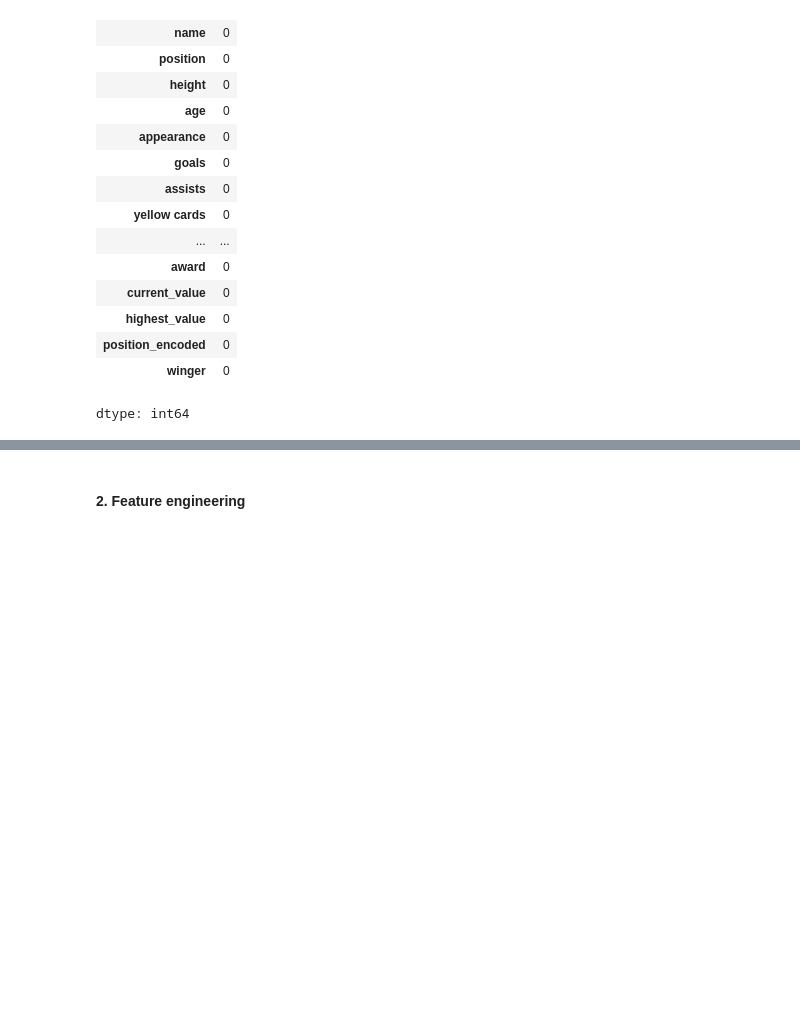
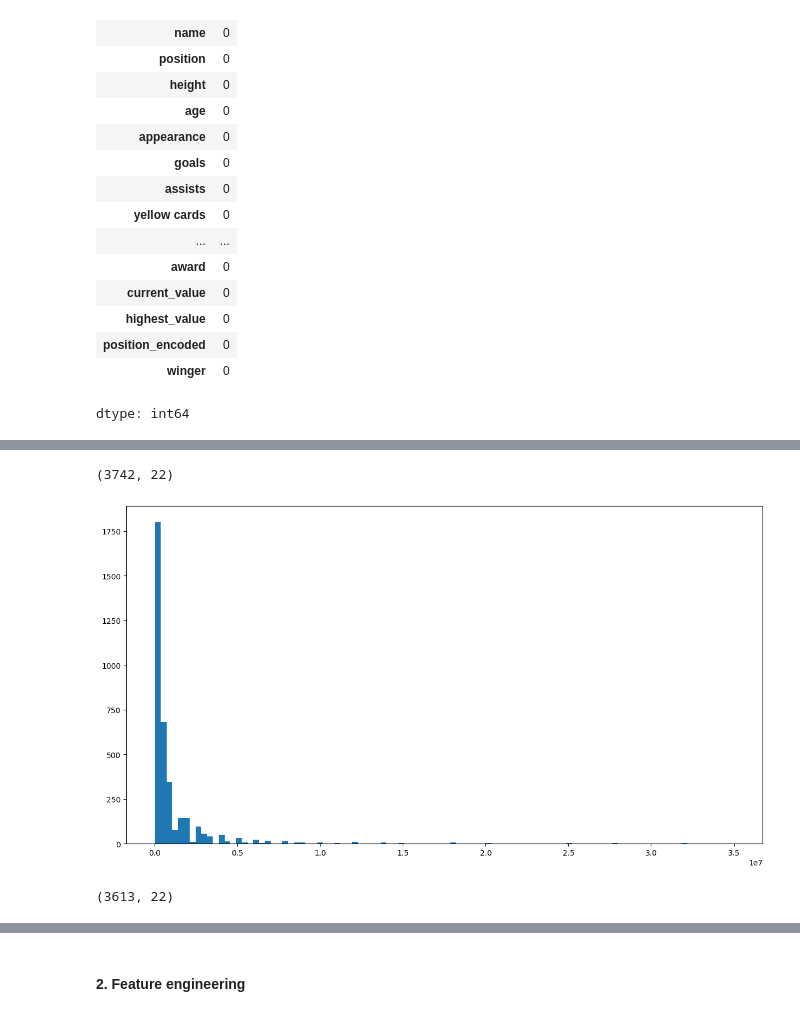
Before and after one commit to Tuwaiq-DS-ML-bootcamp-V-8/Usecase-7, a Jupyter notebook: Usecase_7 - (Lab) - Mamdouh_Alsharari - Linear_Regression.ipynb, the cells around one changed output, grey strips where cells are left out. Saved outputs shown, nothing was run; the diff lists cells and outputs as text; code cells hidden in the pictures; blank space fills up the shorter version.

```diff
--- a/Usecase_7 - (Lab) - Mamdouh_Alsharari - Linear_Regression.ipynb
+++ b/Usecase_7 - (Lab) - Mamdouh_Alsharari - Linear_Regression.ipynb
@@ -332,0 +298,37 @@ FootBallPlayers.shape
+# %%
+# Calculate the frequency of each 'assists'
+type_counts = df['goals'].value_counts()
+
+
+# Filter 'goals' values that appear 10 or more times
+df=df[df['goals'].isin(type_counts[type_counts >= 2].index)]
+# %%
+# Calculate the frequency of each 'position_encoded'
+type_counts = df['position_encoded'].value_counts()
+
+
+# Filter 'position_encoded' values that appear 10 or more times
+df=df[df['position_encoded'].isin(type_counts[type_counts >= 2].index)]
+# %%
+# Calculate the frequency of each 'days_injured'
+type_counts = df['days_injured'].value_counts()
+
+
+# Filter 'days_injured' values that appear 10 or more times
+df=df[df['days_injured'].isin(type_counts[type_counts >= 2].index)]
+# %%
+# Calculate the frequency of each 'games_injured'
+type_counts = df['games_injured'].value_counts()
+
+
+# Filter 'games_injured' values that appear 10 or more times
+df=df[df['games_injured'].isin(type_counts[type_counts >= 2].index)]
+# %%
+df.shape
+# %% [output]
+(3742, 22)
+# %%
+plt.figure(figsize=(15,8))
+plt.hist(df[(df['current_value']<=180000000) & (df['current_value']>0)]['current_value'], bins=100);
+# %% [output]
+[figure, added]
@@ -332,0 +338,4 @@ FootBallPlayers.shape
+# %%
+df.shape
+# %% [output]
+(3613, 22)
```
Also changed, not shown: parts of 77 cells of this notebook, 2 other files.
